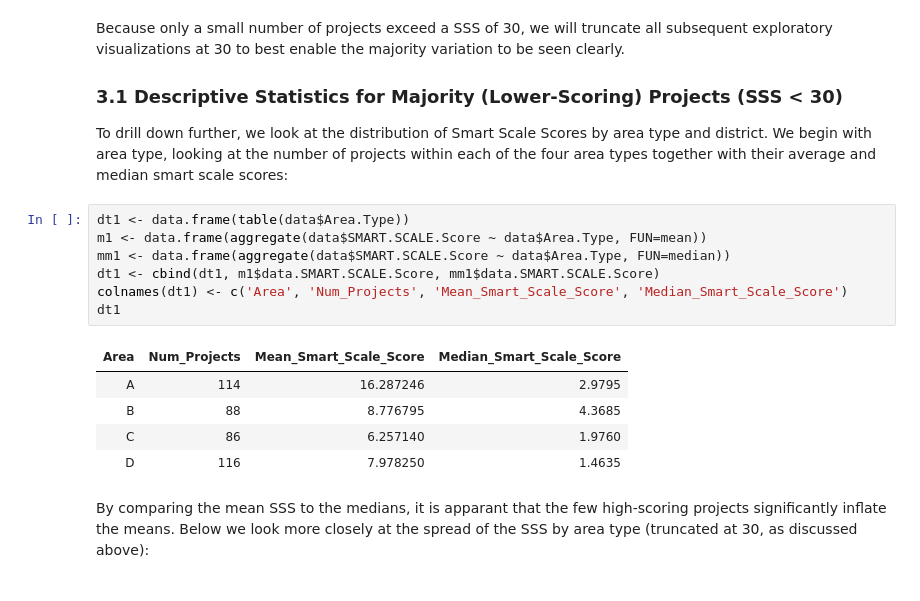
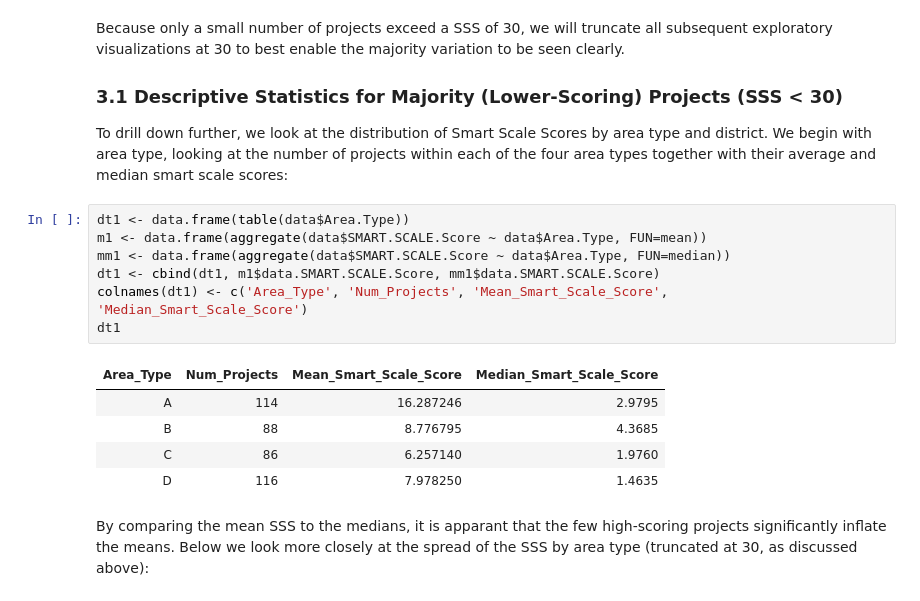
Before and after one commit to chrisgarcia001/Notebooks, a Jupyter notebook: smart_scale/Smart-Scale-Analysis-6.13.2018.ipynb, the cells around one changed output. Saved outputs shown, nothing was run; the diff lists cells and outputs as text.

```diff
--- a/smart_scale/Smart-Scale-Analysis-6.13.2018.ipynb
+++ b/smart_scale/Smart-Scale-Analysis-6.13.2018.ipynb
@@ -179,12 +179,12 @@ To drill down further, we look at the distribution of Smart Scale Scores by area
 # %%
 dt1 <- data.frame(table(data$Area.Type))
 m1 <- data.frame(aggregate(data$SMART.SCALE.Score ~ data$Area.Type, FUN=mean))
 mm1 <- data.frame(aggregate(data$SMART.SCALE.Score ~ data$Area.Type, FUN=median))
 dt1 <- cbind(dt1, m1$data.SMART.SCALE.Score, mm1$data.SMART.SCALE.Score)
-colnames(dt1) <- c('Area', 'Num_Projects', 'Mean_Smart_Scale_Score', 'Median_Smart_Scale_Score')
+colnames(dt1) <- c('Area_Type', 'Num_Projects', 'Mean_Smart_Scale_Score', 'Median_Smart_Scale_Score')
 dt1
 # %% [output]
-| Area | Num_Projects | Mean_Smart_Scale_Score | Median_Smart_Scale_Score |
+| Area_Type | Num_Projects | Mean_Smart_Scale_Score | Median_Smart_Scale_Score |
 | A | 114 | 16.287246 | 2.9795 |
 | B | 88 | 8.776795 | 4.3685 |
 | C | 86 | 6.257140 | 1.9760 |
```
Also changed, not shown: parts of 5 cells of this notebook.
